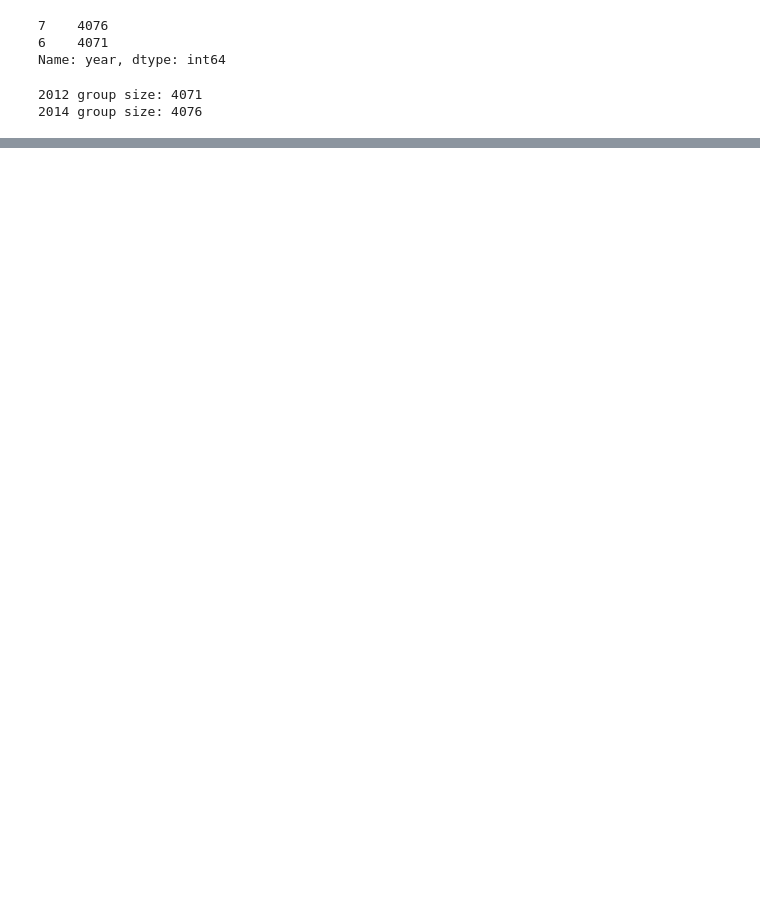
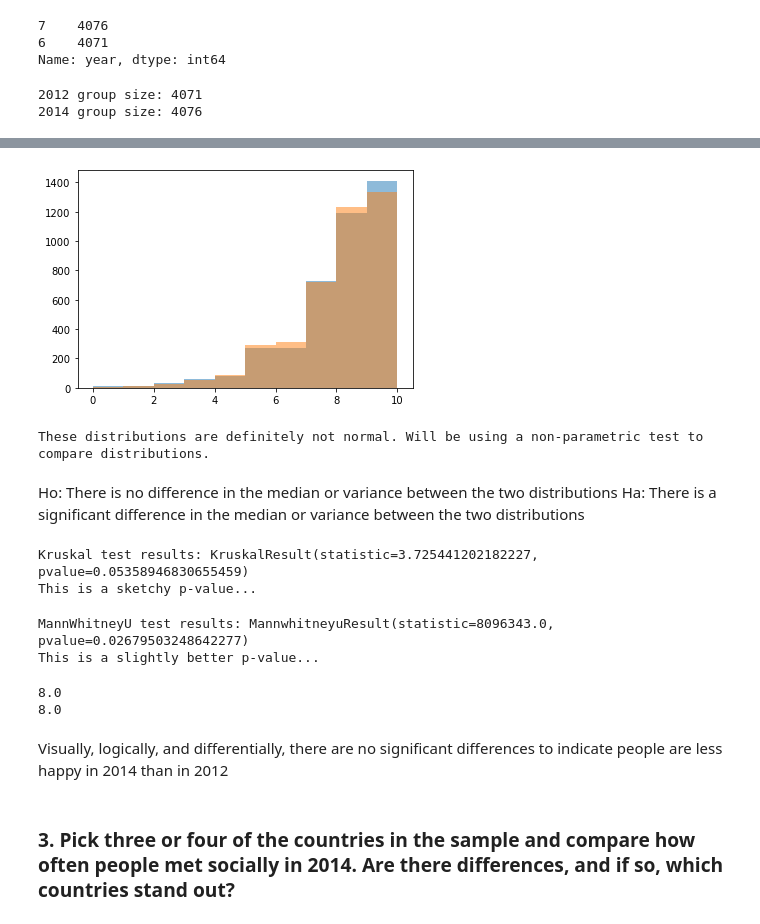
Before and after one commit to cobyoram/python-for-data-scientists, a Jupyter notebook: beyond-a-b-testing.ipynb, the cells around one changed output, grey strips where cells are left out. Drawn from its saved outputs; the diff is of its cells as text; code cells hidden in the pictures; blank space fills up the shorter version.

```diff
--- a/beyond-a-b-testing.ipynb
+++ b/beyond-a-b-testing.ipynb
@@ -64,0 +102,33 @@ The distributions look nearly identical
+# %%
+plt.hist(df_2012.happy, alpha=.5)
+plt.hist(df_2014.happy, alpha=.5)
+plt.show()
+print('These distributions are definitely not normal. Will be using a non-parametric test to compare distributions.')
+# %% [output]
+[figure, added]
+These distributions are definitely not normal. Will be using a non-parametric test to compare distributions.
+# %% [markdown]
+Ho: There is no difference in the median or variance between the two distributions
+Ha: There is a significant difference in the median or variance between the two distributions
+# %%
+print('Kruskal test results:', stats.kruskal(df_2012.happy, df_2014.happy))
+print('This is a sketchy p-value...')
+# %% [output]
+Kruskal test results: KruskalResult(statistic=3.725441202182227, pvalue=0.05358946830655459)
+This is a sketchy p-value...
+# %%
+print('MannWhitneyU test results:', stats.mannwhitneyu(df_2012.happy, df_2014.happy))
+print('This is a slightly better p-value...')
+# %% [output]
+MannWhitneyU test results: MannwhitneyuResult(statistic=8096343.0, pvalue=0.02679503248642277)
+This is a slightly better p-value...
+# %%
+print(np.median(df_2012.happy))
+print(np.median(df_2014.happy))
+# %% [output]
+8.0
+8.0
+# %% [markdown]
+Visually, logically, and differentially, there are no significant differences to indicate people are less happy in 2014 than in 2012
+# %% [markdown]
+### 3. Pick three or four of the countries in the sample and compare how often people met socially in 2014. Are there differences, and if so, which countries stand out?
```
Also changed, not shown: parts of 33 cells of this notebook.
